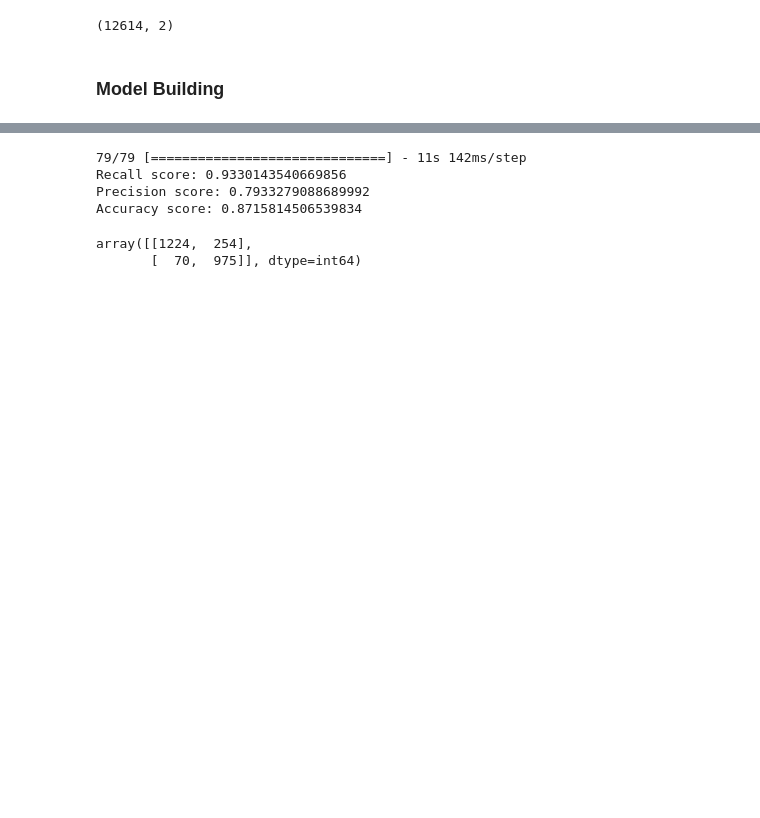
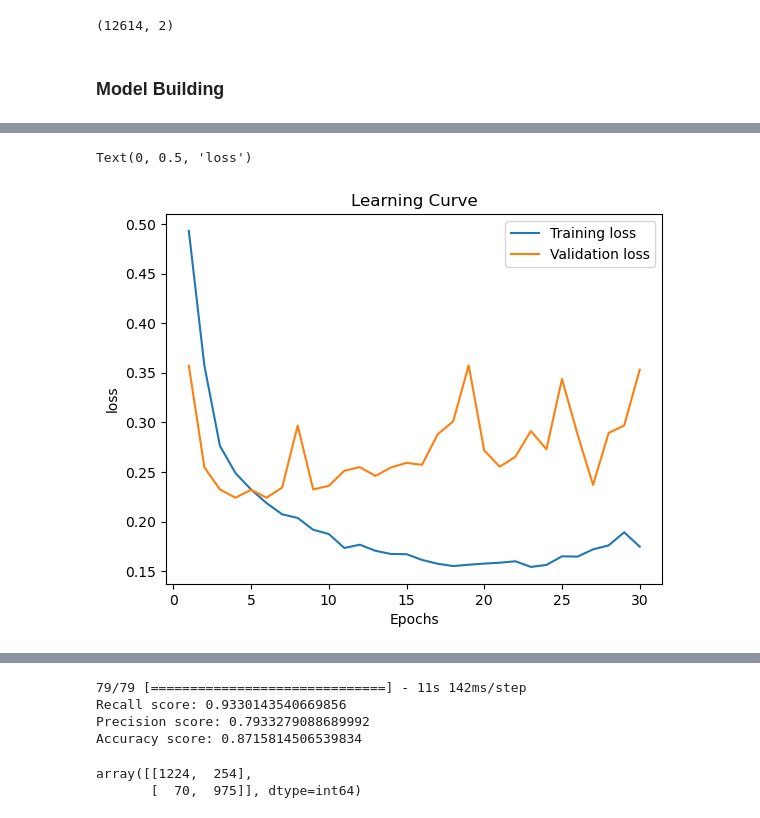
Before and after one commit to basavbamrah/image-forgery-detection, a Jupyter notebook: recompression.ipynb, the cells around one changed output, grey strips where cells are left out. Drawn from its saved outputs; the diff is of its cells as text; code cells hidden in the pictures; blank space fills up the shorter version.

Commit message:
update: model

```diff
--- a/recompression.ipynb
+++ b/recompression.ipynb
@@ -314,0 +321,3 @@ Text(0, 0.5, 'loss')
+# %%
+softmax_adam = build_model('softmax')
+softmax_adam.summary()
@@ -314,0 +342,16 @@ Text(0, 0.5, 'loss')
+# %%
+
+
+adam = tf.keras.optimizers.Adam(learning_rate=0.001, epsilon=1e-08)
+epoch = 30
+batch_size = 10
+cal1 = tf.keras.callbacks.ModelCheckpoint(
+    save_best_only=True, filepath='softmax_rms.h5')
+cal2 = tf.keras.callbacks.EarlyStopping(patience=5)
+optimizer = tf.keras.optimizers.RMSprop( rho=0.9, epsilon=1e-08, decay=0.0)
+softmax_adam.compile(optimizer=optimizer, loss= 'binary_crossentropy', metrics=['accuracy'])
+# softmax_adam.compile(optimizer='adam', loss='binary_crossentropy',
+#                      metrics=['accuracy', 'mse'])
+history = softmax_adam.fit(
+    train_gen, validation_data=test_gen,  epochs=epoch, callbacks=[cal1])
+history = history.history
@@ -314,0 +376,10 @@ Text(0, 0.5, 'loss')
+# %%
+plt.plot(range(1, 31), history['loss'])
+plt.plot(range(1, 31), history['val_loss'])
+plt.legend(['Training loss', 'Validation loss'])
+plt.title('Learning Curve')
+plt.xlabel('Epochs')
+plt.ylabel('loss')
+# %% [output]
+Text(0, 0.5, 'loss')
+[figure, added]
```
Also changed, not shown: parts of 12 cells of this notebook.
